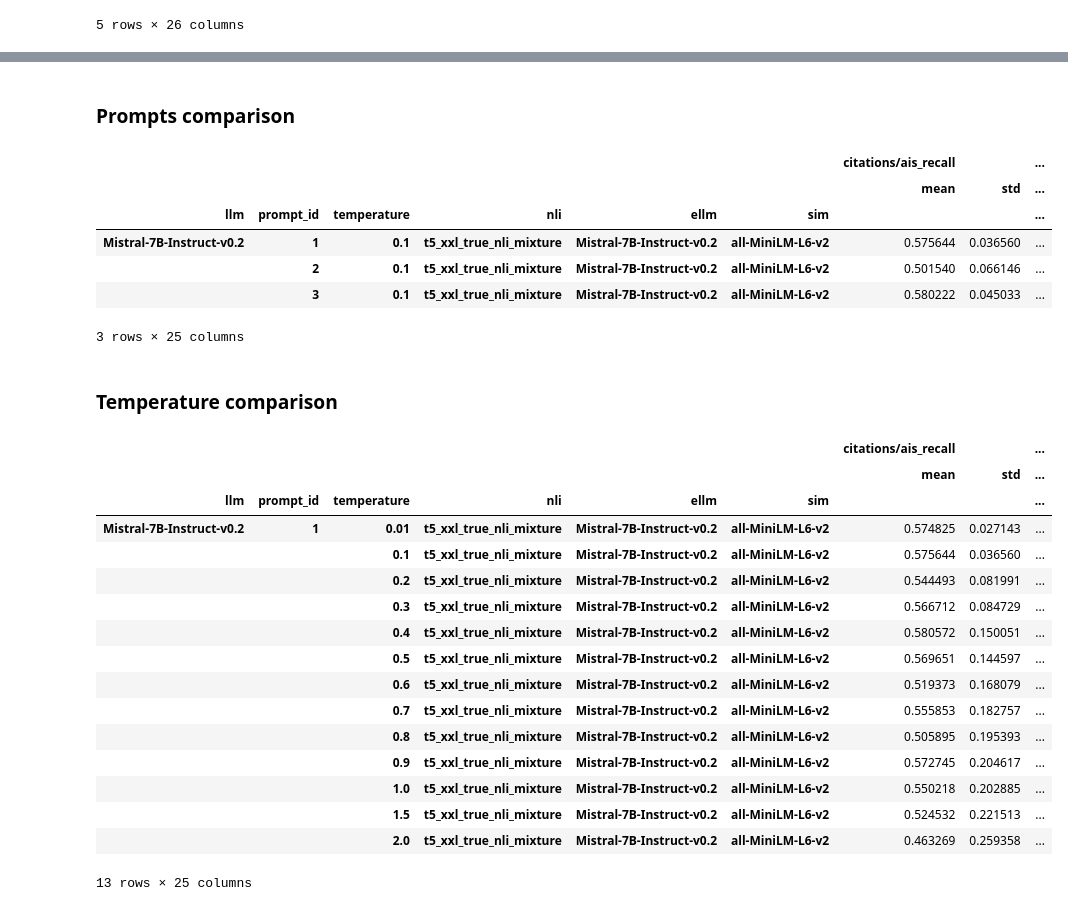
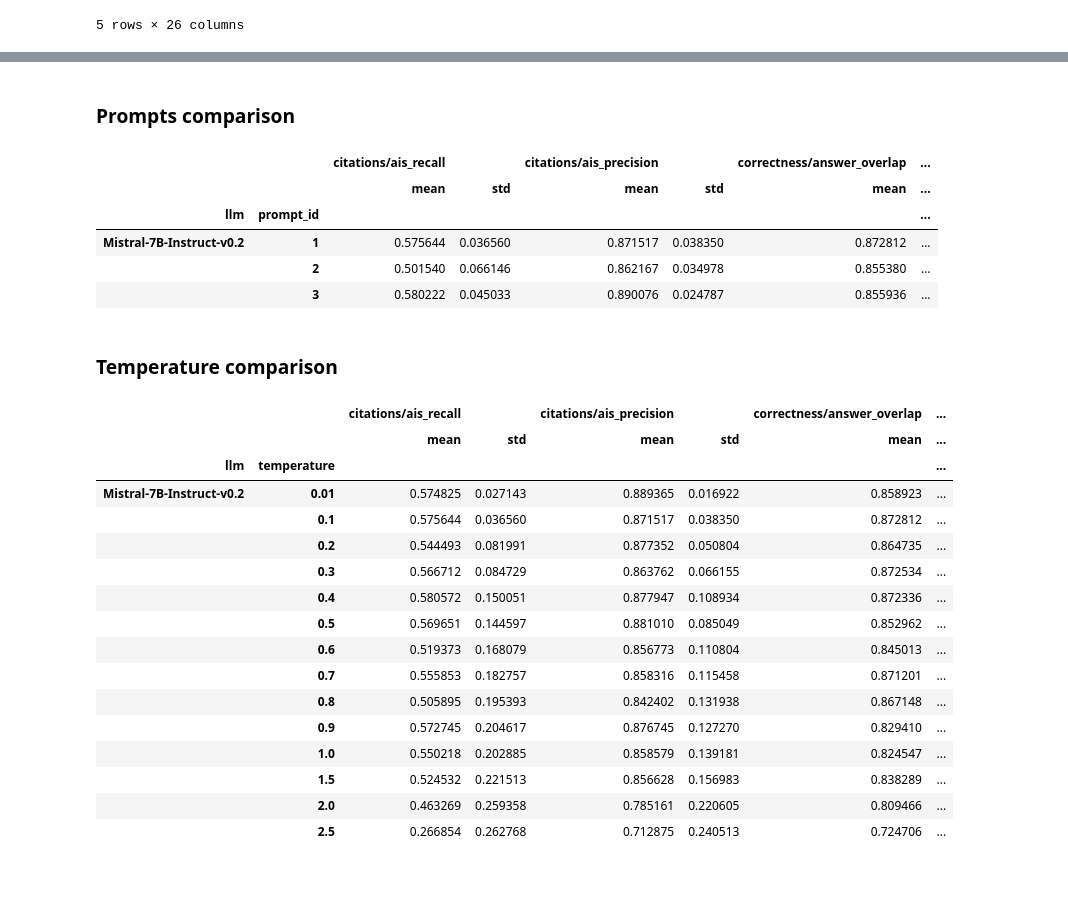
Before and after one commit to tdolega/rag-tge, a Jupyter notebook: src/results.ipynb, the cells around one changed output, grey strips where cells are left out. Cells and saved outputs as stored; diff of their text form; code cells hidden in the pictures; blank space fills up the shorter version.

```diff
--- a/src/results.ipynb
+++ b/src/results.ipynb
@@ -77,38 +77,48 @@ if eval_results["n_questions"].nunique() != 1:
 # %%
 display(Markdown("### Prompts comparison"))
 parameter_results = eval_results[eval_results.index.get_level_values("llm") == "Mistral-7B-Instruct-v0.2"]
-parameter_results[parameter_results.index.get_level_values("temperature") == "0.1"]
+
+def show_cleaned_results(short_eval_display, keep_index_name=None):
+    short_eval_display = short_eval_display.copy()
+    for index_name in ["temperature", "nli", "ellm", "sim", "prompt_id"]:
+        if index_name == keep_index_name:
+            continue
+        short_eval_display = remove_index(short_eval_display, index_name)
+    important_columns = ["citations/ais_recall", "citations/ais_precision", "correctness/answer_overlap", "correctness/answer_entail", "correctness/citations_recall", "correctness/citations_precision", "quality/answer_relevance"]
+    short_eval_display = short_eval_display[important_columns]
+    return short_eval_display
+
+show_cleaned_results(parameter_results[parameter_results.index.get_level_values("temperature") == "0.1"], keep_index_name="prompt_id")
 # %% [output]
 ### Prompts comparison
-|  |  |  |  |  |  | citations/ais_recall |  | ... |
-|  |  |  |  |  |  | mean | std | ... |
-| llm | prompt_id | temperature | nli | ellm | sim |  |  | ... |
-| Mistral-7B-Instruct-v0.2 | 1 | 0.1 | t5_xxl_true_nli_mixture | Mistral-7B-Instruct-v0.2 | all-MiniLM-L6-v2 | 0.575644 | 0.036560 | ... |
-|  | 2 | 0.1 | t5_xxl_true_nli_mixture | Mistral-7B-Instruct-v0.2 | all-MiniLM-L6-v2 | 0.501540 | 0.066146 | ... |
-|  | 3 | 0.1 | t5_xxl_true_nli_mixture | Mistral-7B-Instruct-v0.2 | all-MiniLM-L6-v2 | 0.580222 | 0.045033 | ... |
+|  |  | citations/ais_recall |  | citations/ais_precision |  | correctness/answer_overlap | ... |
+|  |  | mean | std | mean | std | mean | ... |
+| llm | prompt_id |  |  |  |  |  | ... |
+| Mistral-7B-Instruct-v0.2 | 1 | 0.575644 | 0.036560 | 0.871517 | 0.038350 | 0.872812 | ... |
+|  | 2 | 0.501540 | 0.066146 | 0.862167 | 0.034978 | 0.855380 | ... |
+|  | 3 | 0.580222 | 0.045033 | 0.890076 | 0.024787 | 0.855936 | ... |
-3 rows × 25 columns
 # %%
 display(Markdown("### Temperature comparison"))
-parameter_results[parameter_results.index.get_level_values("prompt_id") == "1"]
+show_cleaned_results(parameter_results[parameter_results.index.get_level_values("prompt_id") == "1"], keep_index_name="temperature")
 # %% [output]
 ### Temperature comparison
-|  |  |  |  |  |  | citations/ais_recall |  | ... |
-|  |  |  |  |  |  | mean | std | ... |
-| llm | prompt_id | temperature | nli | ellm | sim |  |  | ... |
-| Mistral-7B-Instruct-v0.2 | 1 | 0.01 | t5_xxl_true_nli_mixture | Mistral-7B-Instruct-v0.2 | all-MiniLM-L6-v2 | 0.574825 | 0.027143 | ... |
-|  |  | 0.1 | t5_xxl_true_nli_mixture | Mistral-7B-Instruct-v0.2 | all-MiniLM-L6-v2 | 0.575644 | 0.036560 | ... |
-|  |  | 0.2 | t5_xxl_true_nli_mixture | Mistral-7B-Instruct-v0.2 | all-MiniLM-L6-v2 | 0.544493 | 0.081991 | ... |
-|  |  | 0.3 | t5_xxl_true_nli_mixture | Mistral-7B-Instruct-v0.2 | all-MiniLM-L6-v2 | 0.566712 | 0.084729 | ... |
-|  |  | 0.4 | t5_xxl_true_nli_mixture | Mistral-7B-Instruct-v0.2 | all-MiniLM-L6-v2 | 0.580572 | 0.150051 | ... |
-|  |  | 0.5 | t5_xxl_true_nli_mixture | Mistral-7B-Instruct-v0.2 | all-MiniLM-L6-v2 | 0.569651 | 0.144597 | ... |
-|  |  | 0.6 | t5_xxl_true_nli_mixture | Mistral-7B-Instruct-v0.2 | all-MiniLM-L6-v2 | 0.519373 | 0.168079 | ... |
-|  |  | 0.7 | t5_xxl_true_nli_mixture | Mistral-7B-Instruct-v0.2 | all-MiniLM-L6-v2 | 0.555853 | 0.182757 | ... |
-|  |  | 0.8 | t5_xxl_true_nli_mixture | Mistral-7B-Instruct-v0.2 | all-MiniLM-L6-v2 | 0.505895 | 0.195393 | ... |
-|  |  | 0.9 | t5_xxl_true_nli_mixture | Mistral-7B-Instruct-v0.2 | all-MiniLM-L6-v2 | 0.572745 | 0.204617 | ... |
-|  |  | 1.0 | t5_xxl_true_nli_mixture | Mistral-7B-Instruct-v0.2 | all-MiniLM-L6-v2 | 0.550218 | 0.202885 | ... |
-|  |  | 1.5 | t5_xxl_true_nli_mixture | Mistral-7B-Instruct-v0.2 | all-MiniLM-L6-v2 | 0.524532 | 0.221513 | ... |
-|  |  | 2.0 | t5_xxl_true_nli_mixture | Mistral-7B-Instruct-v0.2 | all-MiniLM-L6-v2 | 0.463269 | 0.259358 | ... |
+|  |  | citations/ais_recall |  | citations/ais_precision |  | correctness/answer_overlap | ... |
+|  |  | mean | std | mean | std | mean | ... |
+| llm | temperature |  |  |  |  |  | ... |
+| Mistral-7B-Instruct-v0.2 | 0.01 | 0.574825 | 0.027143 | 0.889365 | 0.016922 | 0.858923 | ... |
+|  | 0.1 | 0.575644 | 0.036560 | 0.871517 | 0.038350 | 0.872812 | ... |
+|  | 0.2 | 0.544493 | 0.081991 | 0.877352 | 0.050804 | 0.864735 | ... |
+|  | 0.3 | 0.566712 | 0.084729 | 0.863762 | 0.066155 | 0.872534 | ... |
+|  | 0.4 | 0.580572 | 0.150051 | 0.877947 | 0.108934 | 0.872336 | ... |
+|  | 0.5 | 0.569651 | 0.144597 | 0.881010 | 0.085049 | 0.852962 | ... |
+|  | 0.6 | 0.519373 | 0.168079 | 0.856773 | 0.110804 | 0.845013 | ... |
+|  | 0.7 | 0.555853 | 0.182757 | 0.858316 | 0.115458 | 0.871201 | ... |
+|  | 0.8 | 0.505895 | 0.195393 | 0.842402 | 0.131938 | 0.867148 | ... |
+|  | 0.9 | 0.572745 | 0.204617 | 0.876745 | 0.127270 | 0.829410 | ... |
+|  | 1.0 | 0.550218 | 0.202885 | 0.858579 | 0.139181 | 0.824547 | ... |
+|  | 1.5 | 0.524532 | 0.221513 | 0.856628 | 0.156983 | 0.838289 | ... |
+|  | 2.0 | 0.463269 | 0.259358 | 0.785161 | 0.220605 | 0.809466 | ... |
+|  | 2.5 | 0.266854 | 0.262768 | 0.712875 | 0.240513 | 0.724706 | ... |
-13 rows × 25 columns
 # %%
 display(Markdown("### Evaluation results"))
 eval_display = eval_results[eval_results.index.get_level_values("prompt_id") == "1"]
```
Also changed, not shown: parts of 5 cells of this notebook, 3 other files.
